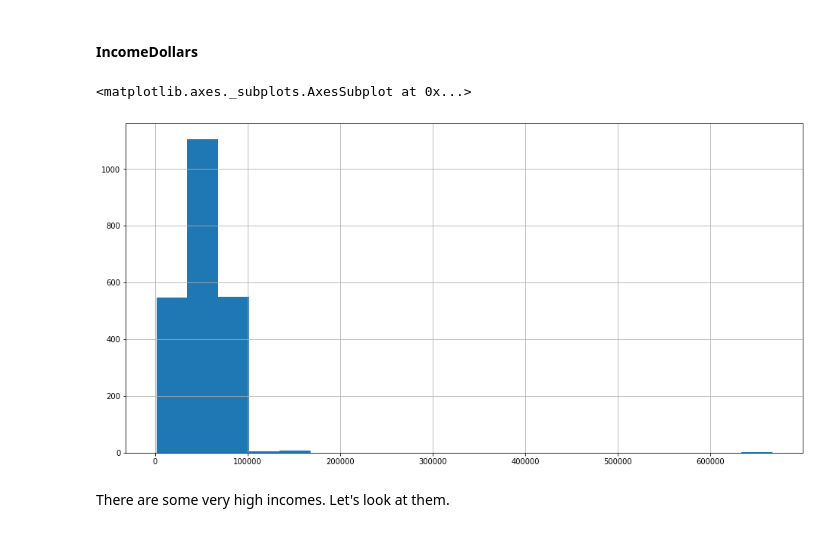
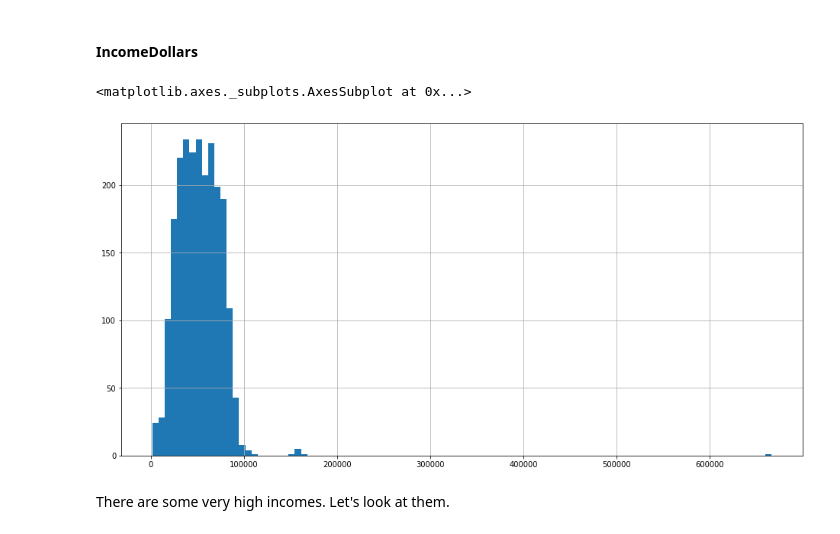
Before and after one commit to merb92/marketing-analytics-xyz, a Jupyter notebook: notebooks/01-eda.ipynb, the cells around one changed output. Drawn from its saved outputs; the diff is of its cells as text; code cells hidden in the pictures.

```diff
--- a/notebooks/01-eda.ipynb
+++ b/notebooks/01-eda.ipynb
@@ -539,10 +539,10 @@ Valid looking data.
 # %% [markdown]
 #### IncomeDollars
 # %%
-df.Income_Dollars.hist(bins=20, figsize=(16, 8))
+df.Income_Dollars.hist(bins=100, figsize=(16, 8))
 # %% [output]
 <matplotlib.axes._subplots.AxesSubplot at 0x...>
-[figure, old version]
+[figure, new version]
 # %% [markdown]
 There are some very high incomes.  Let's look at them.
 # %%
```
Also changed, not shown: parts of 10 cells of this notebook.
